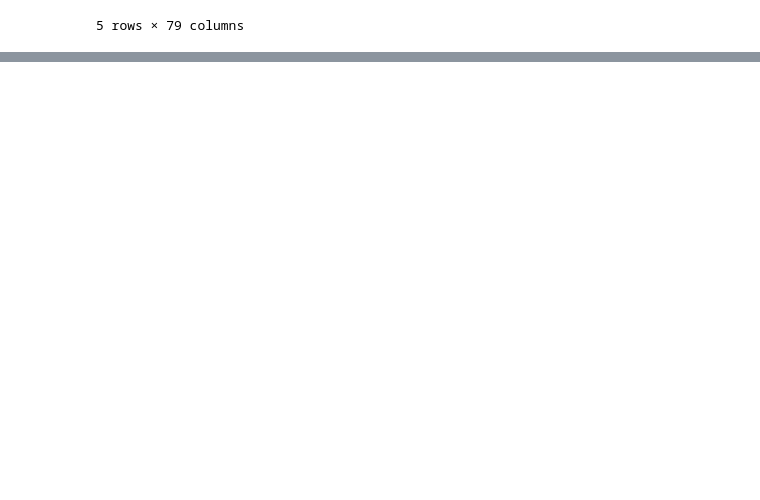
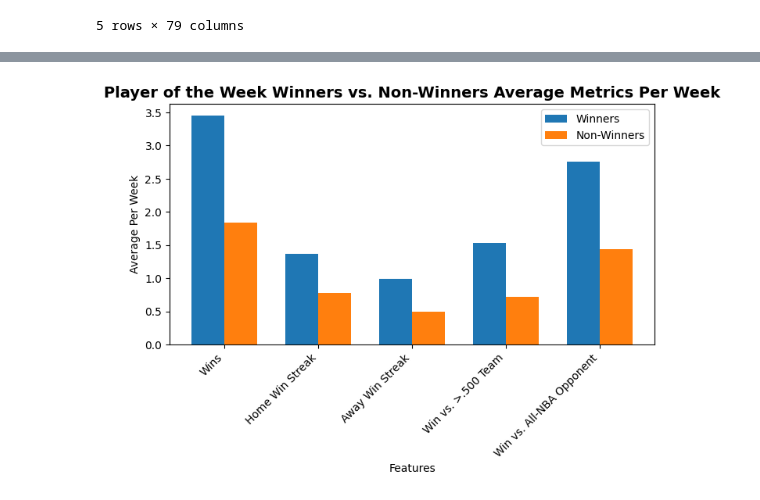
Before and after one commit to dejiandrew/nba-award-predictor, a Jupyter notebook: Final_Notebook.ipynb, the cells around one changed output, grey strips where cells are left out. Drawn from its saved outputs; the diff is of its cells as text; code cells hidden in the pictures; blank space fills up the shorter version.

```diff
--- a/Final_Notebook.ipynb
+++ b/Final_Notebook.ipynb
@@ -1278,0 +1281,10 @@ plt.xticks(range(min(df['season']), max(df['season'])+1, 5), rotation=45);
+# %%
+# player win share (using won_player_of_the_week and wins_this_week)
+print("Player of the Week Statistics:")
+pow_winners = df[df['won_player_of_the_week'] == 1]
+non_winners = df[df['won_player_of_the_week'] == 0]
+print(f"Total PoW awards: {len(pow_winners)}")
+
+print("\nMost PoW Awards (Top 10):")
+top_pow = pow_winners['full_name'].value_counts().head(10)
+print(top_pow)
@@ -1278,0 +1461,14 @@ plt.xticks(range(min(df['season']), max(df['season'])+1, 5), rotation=45);
+# %%
+# Wins vs Strong Opponents ('wins_vs_team_with_all_nba_player')
+print("Win vs. All-NBA Opponent:")
+print(f"Average: {df['wins_vs_team_with_all_nba_player'].mean():.2f}")
+print(f"Standard Deviation: {df['wins_vs_team_with_all_nba_player'].std():.2f}")
+
+p = pow_winners['wins_vs_team_with_all_nba_player'].mean()
+n = non_winners['wins_vs_team_with_all_nba_player'].mean()
+print(f"PoW Winners Avg: {p:.2f}")
+print(f"Non-Winners Avg: {n:.2f}")
+
+metrics.append("Win vs. All-NBA Opponent")
+pow_res.append(p)
+npow_res.append(n)
@@ -1278,0 +1485,20 @@ plt.xticks(range(min(df['season']), max(df['season'])+1, 5), rotation=45);
+# %%
+# Summary Visualization
+x = np.arange(len(metrics))
+width = 0.35
+
+fig, ax = plt.subplots(figsize=(8,4))
+
+pow_bar = ax.bar(x - width/2, pow_res, width, label='Winners')
+npow_bar = ax.bar(x + width/2, npow_res, width, label="Non-Winners")
+
+ax.set_xlabel('Features')
+ax.set_ylabel('Average Per Week')
+ax.set_title("Player of the Week Winners vs. Non-Winners Average Metrics Per Week", fontsize=14, fontweight='bold')
+ax.set_xticks(x)
+ax.set_xticklabels(metrics, rotation=45, ha='right')
+ax.legend()
+
+plt.show()
+# %% [output]
+[figure, added]
```
Also changed, not shown: parts of 78 cells of this notebook.
